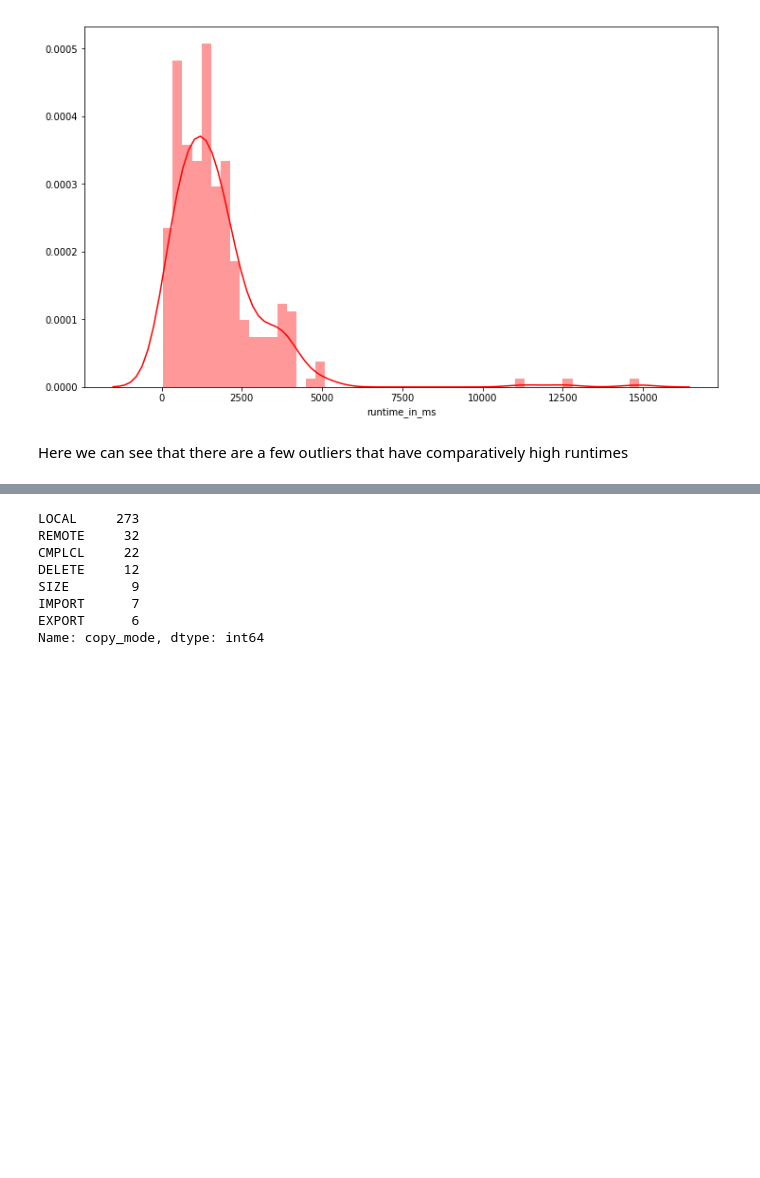
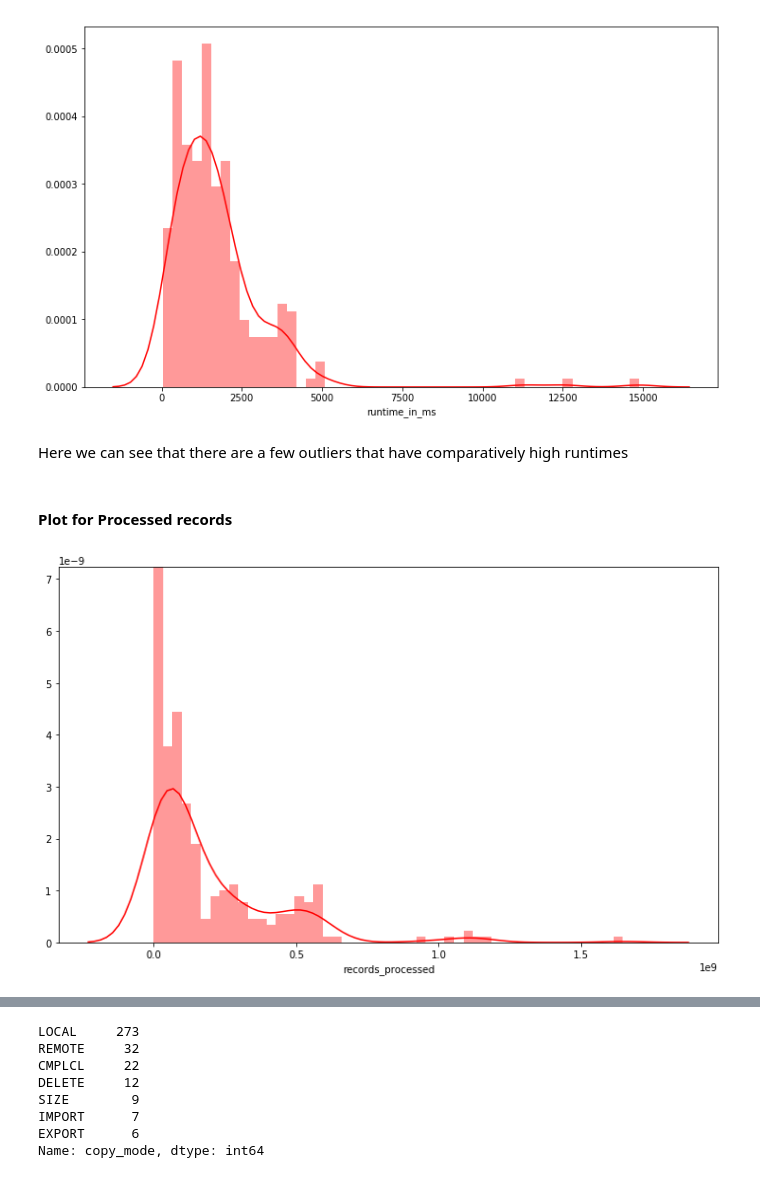
Before and after one commit to subhasisj/python-projects, a Jupyter notebook: Machine Learning Projects/Client Copy/Client Copy Data Exploration.ipynb, the cells around one changed output, grey strips where cells are left out. Cells and saved outputs as stored; diff of their text form; code cells hidden in the pictures; blank space fills up the shorter version.

```diff
--- a/Machine Learning Projects/Client Copy/Client Copy Data Exploration.ipynb
+++ b/Machine Learning Projects/Client Copy/Client Copy Data Exploration.ipynb
@@ -130,8 +166,8 @@ cc_data.head()
 | 4 | 20190902064418 | LOCAL | SAP_UCSV | 249 | CANCELLED | 118175632 | 8857599641 | ... |
 # %%
 # Change to numeric columns
-cc_data[['runtime_in_ms','records_processed','size_in_bytes']] = \
-cc_data[['runtime_in_ms','records_processed','size_in_bytes']].apply(pd.to_numeric)
+cc_data[['runtime_in_ms','records_processed','size_in_bytes','parallel_number']] = \
+cc_data[['runtime_in_ms','records_processed','size_in_bytes','parallel_number']].apply(pd.to_numeric)
 # %% [markdown]
 #### Lets check the distribution of runtime data for local client copy
 # %%
@@ -148,3 +184,15 @@ plt.show()
 [figure]
 # %% [markdown]
 Here we can see that there are a few outliers that have comparatively high runtimes
+# %% [markdown]
+#### Plot for Processed records
+# %%
+plt.figure(figsize=(12,7))
+sns.distplot(cc_data.loc[criteria]['records_processed'],
+             label = '1',
+             color = 'red',
+             bins=50
+            )
+plt.show()
+# %% [output]
+[figure, added]
```
Also changed, not shown: parts of 31 cells of this notebook, 1 other file.
